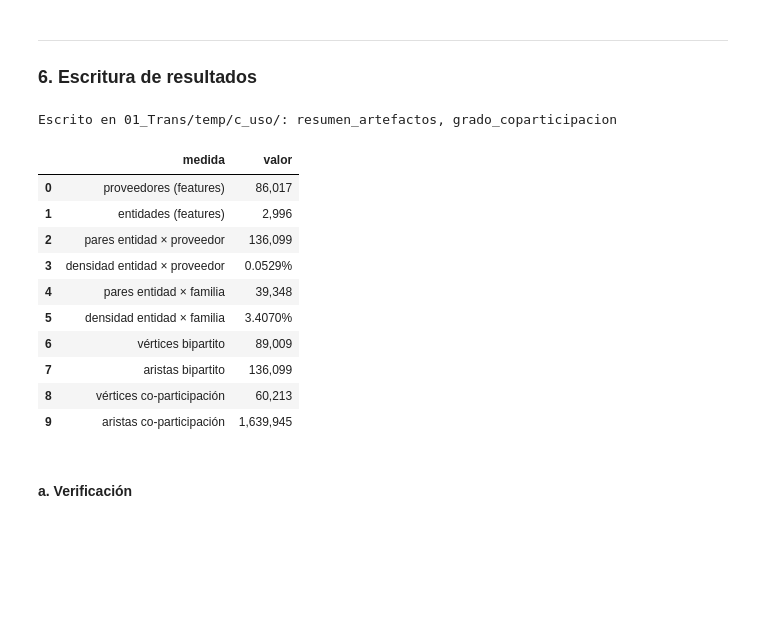
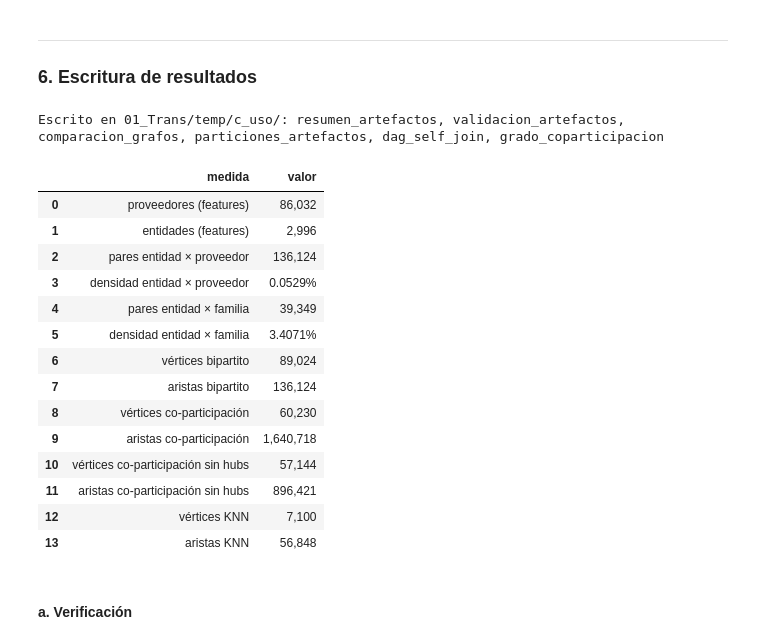
Before and after one commit to paolovasquezg/dm-proj2, a Jupyter notebook: 01_Trans/c_uso.ipynb, the cells around one changed output. Cells and saved outputs as stored; diff of their text form; code cells hidden in the pictures; blank space fills up the shorter version.

```diff
--- a/01_Trans/c_uso.ipynb
+++ b/01_Trans/c_uso.ipynb
@@ -355,0 +509,11 @@ artefactos: features_proveedor, features_entidad, matriz_entidad_proveedor, matr
+# %%
+# vectores de características
+for n, k, cols in (("features_proveedor", "proveedor_key", FEAT_PROV), ("features_entidad", "entidad_key", FEAT_ENT)):
+    df = art[n]
+    regla(n, f"{k} nulo", df.where(F.col(k).isNull()))
+    regla(n, f"{k} duplicado", duplicados(df, [k]))
+    regla(n, "feature nula o NaN", nulos(df, cols))
+regla("features_proveedor", "proveedor de hechos sin vector",
+      hp.select("proveedor_key").distinct().join(art["features_proveedor"], "proveedor_key", "left_anti"))
+regla("features_proveedor", "share/HHI fuera de [0, 1]",
+      art["features_proveedor"].where("share_top_entidades NOT BETWEEN 0 AND 1.000001 OR hhi_entidades NOT BETWEEN 0 AND 1.000001"))
@@ -355,0 +558,14 @@ artefactos: features_proveedor, features_entidad, matriz_entidad_proveedor, matr
+# %%
+# consistencia entre artefactos: bipartito y matriz entidad × proveedor salen de los mismos hechos
+tot = lambda df: df.agg(F.sum("n_adj").alias("n"), F.sum("monto").alias("m")).first()
+t_bip, t_ep = tot(bip), tot(art["matriz_entidad_proveedor"])
+regla("bipartito vs. matriz", "Σ n_adj distinta", abs(t_bip.n - t_ep.n))
+regla("bipartito vs. matriz", "Σ monto difiere > 0.01%", int(abs(t_bip.m - t_ep.m) > 1e-4 * t_ep.m))
+regla("bipartito vs. matriz", "aristas ≠ pares entidad × proveedor", abs(bip.count() - nnz_ep))
+
+validacion = pd.DataFrame(reglas, columns=["artefacto", "regla", "violaciones"])
+validacion["ok"] = validacion.violaciones == 0
+fallas = validacion[~validacion.ok]
+assert fallas.empty, f"reglas violadas:\n{fallas.to_string(index=False)}"
+print(f"OK: {len(validacion)} reglas sobre {validacion.artefacto.nunique()} artefactos")
+validacion
@@ -355,0 +598,10 @@ artefactos: features_proveedor, features_entidad, matriz_entidad_proveedor, matr
+# %%
+def fisico(nombre):
+    archivos = list((artef_dir / nombre).rglob("*.parquet"))
+    mb = sum(a.stat().st_size for a in archivos) / 2**20
+    return (nombre, artefactos[nombre].rdd.getNumPartitions(), len(archivos), round(mb, 2),
+            round(mb / len(archivos), 2) if archivos else 0)
+
+particiones = pd.DataFrame([fisico(n) for n in artefactos],
+                           columns=["artefacto", "particiones", "archivos", "MB", "MB_por_archivo"])
+particiones
@@ -359,27 +637,34 @@ artefactos: features_proveedor, features_entidad, matriz_entidad_proveedor, matr
 # %%
 resumen = pd.DataFrame([
     ("proveedores (features)", feat_prov.count()), ("entidades (features)", feat_ent.count()),
     ("pares entidad × proveedor", nnz_ep), ("densidad entidad × proveedor", d_ep),
     ("pares entidad × familia", nnz_ef), ("densidad entidad × familia", d_ef),
     ("vértices bipartito", vertices_bip.count()), ("aristas bipartito", aristas_bip.count()),
-    ("vértices co-participación", vertices_co.count()), ("aristas co-participación", aristas_co.count())],
+    ("vértices co-participación", vertices_co.count()), ("aristas co-participación", aristas_co.count()),
+    ("vértices co-participación sin hubs", vertices_co_sh.count()), ("aristas co-participación sin hubs", aristas_co_sh.count()),
+    ("vértices KNN", vertices_knn.count()), ("aristas KNN", aristas_knn.count())],
     columns=["medida", "valor"])
-escritos = guardar_tablas({"resumen_artefactos": resumen,
+escritos = guardar_tablas({"resumen_artefactos": resumen, "validacion_artefactos": validacion, "comparacion_grafos": comparacion,
+                           "particiones_artefactos": particiones, "dag_self_join": dag,
                            "grado_coparticipacion": grado_co.groupBy(F.col("count").alias("grado")).agg(F.count("*").alias("nodos"))})
 resumen.assign(valor=resumen.valor.map(lambda v: f"{v:.4%}" if v < 1 else f"{v:,.0f}"))
 # %% [output]
-Escrito en 01_Trans/temp/c_uso/: resumen_artefactos, grado_coparticipacion
+Escrito en 01_Trans/temp/c_uso/: resumen_artefactos, validacion_artefactos, comparacion_grafos, particiones_artefactos, dag_self_join, grado_coparticipacion
 |  | medida | valor |
-| 0 | proveedores (features) | 86,017 |
+| 0 | proveedores (features) | 86,032 |
 | 1 | entidades (features) | 2,996 |
-| 2 | pares entidad × proveedor | 136,099 |
+| 2 | pares entidad × proveedor | 136,124 |
 | 3 | densidad entidad × proveedor | 0.0529% |
-| 4 | pares entidad × familia | 39,348 |
-| 5 | densidad entidad × familia | 3.4070% |
-| 6 | vértices bipartito | 89,009 |
-| 7 | aristas bipartito | 136,099 |
-| 8 | vértices co-participación | 60,213 |
-| 9 | aristas co-participación | 1,639,945 |
+| 4 | pares entidad × familia | 39,349 |
+| 5 | densidad entidad × familia | 3.4071% |
+| 6 | vértices bipartito | 89,024 |
+| 7 | aristas bipartito | 136,124 |
+| 8 | vértices co-participación | 60,230 |
+| 9 | aristas co-participación | 1,640,718 |
+| 10 | vértices co-participación sin hubs | 57,144 |
+| 11 | aristas co-participación sin hubs | 896,421 |
+| 12 | vértices KNN | 7,100 |
+| 13 | aristas KNN | 56,848 |
 # %% [markdown]
 #### a. Verificación
 # %%
```
Also changed, not shown: parts of 33 cells of this notebook, 6 other files.
